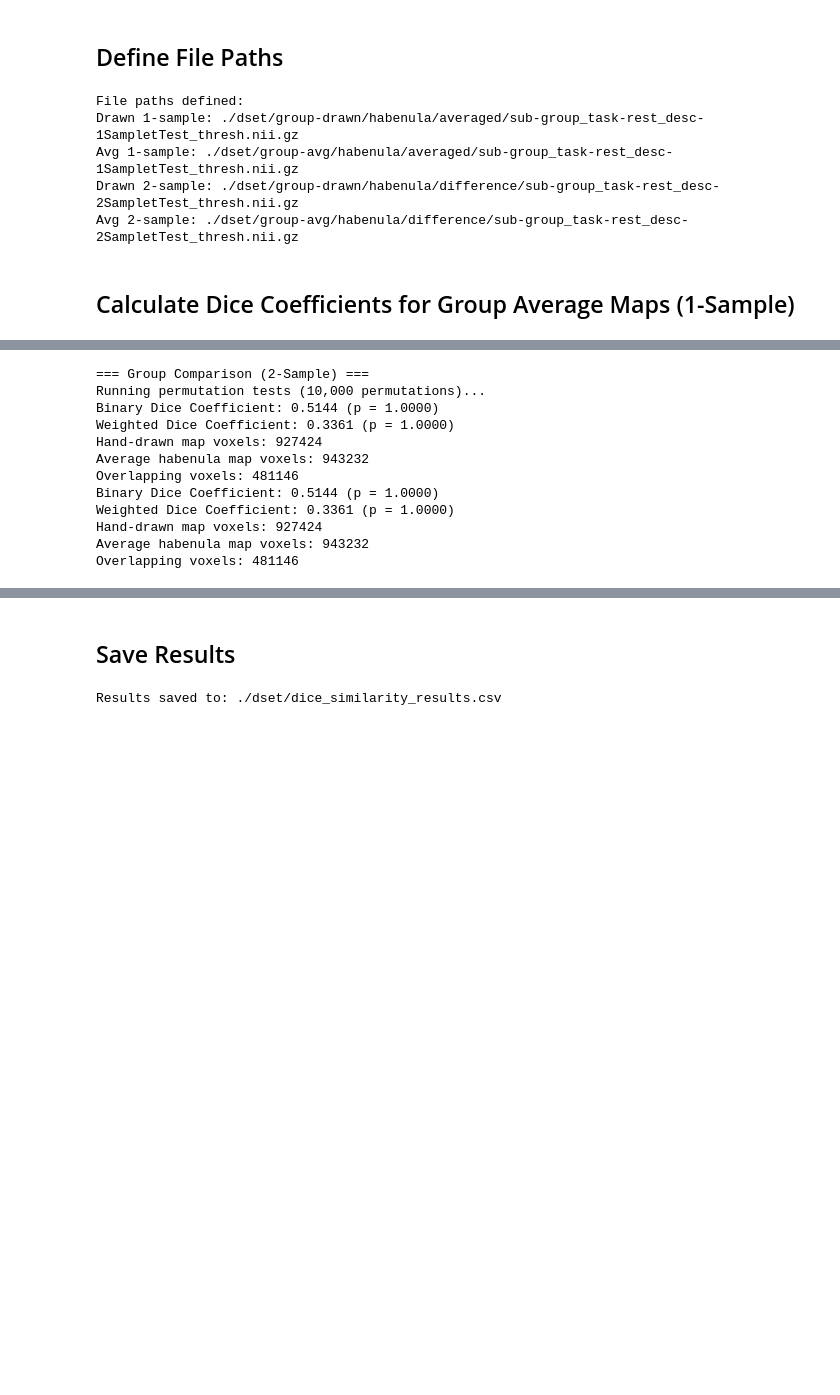
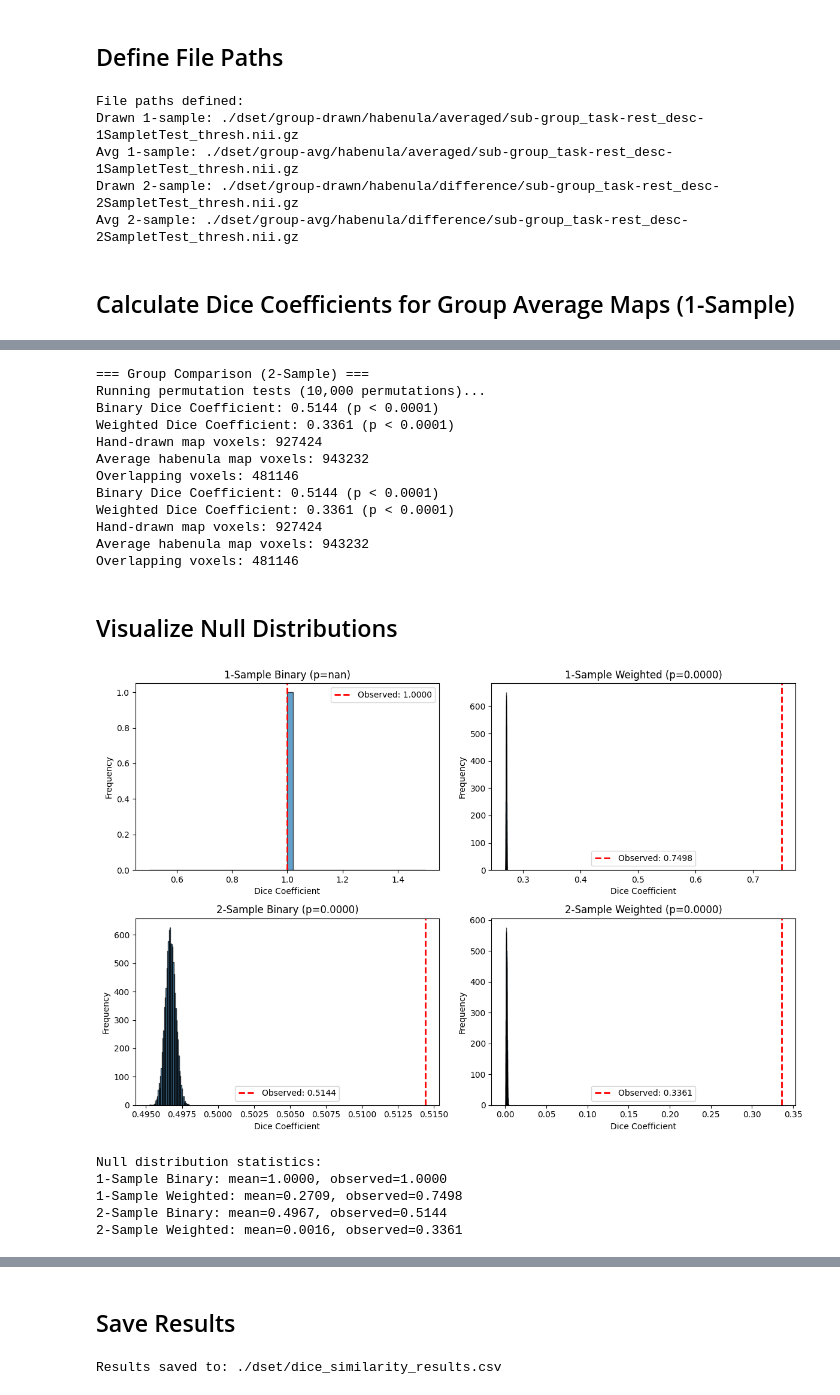
Before and after one commit to chlohamp/habenula-abide-rsfc, a Jupyter notebook: dice.ipynb, the cells around one changed output, grey strips where cells are left out. Saved outputs shown, nothing was run; the diff lists cells and outputs as text; code cells hidden in the pictures; blank space fills up the shorter version.

Commit message:
dice score

```diff
--- a/dice.ipynb
+++ b/dice.ipynb
@@ -275,22 +309,85 @@ else:
         drawn_2s_arr, avg_2s_arr, weighted_dice_coefficient, n_permutations=10000
     )
 
-    print(f"Binary Dice Coefficient: {dice_2s:.4f} (p = {p_binary_2s:.4f})")
-    print(f"Weighted Dice Coefficient: {weighted_dice_2s:.4f} (p = {p_weighted_2s:.4f})")
+    if p_binary_2s == 0.0:
+        print(f"Binary Dice Coefficient: {dice_2s:.4f} (p < 0.0001)")
+    else:
+        print(f"Binary Dice Coefficient: {dice_2s:.4f} (p = {p_binary_2s:.6f})")
+
+    if p_weighted_2s == 0.0:
+        print(f"Weighted Dice Coefficient: {weighted_dice_2s:.4f} (p < 0.0001)")
+    else:
+        print(f"Weighted Dice Coefficient: {weighted_dice_2s:.4f} (p = {p_weighted_2s:.6f})")
+
     print(f"Hand-drawn map voxels: {np.sum(drawn_2s_binary)}")
     print(f"Average habenula map voxels: {np.sum(avg_2s_binary)}")
     print(f"Overlapping voxels: {np.sum(drawn_2s_binary * avg_2s_binary)}")
 # %% [output]
 === Group Comparison (2-Sample) ===
 Running permutation tests (10,000 permutations)...
-Binary Dice Coefficient: 0.5144 (p = 1.0000)
-Weighted Dice Coefficient: 0.3361 (p = 1.0000)
+Binary Dice Coefficient: 0.5144 (p < 0.0001)
+Weighted Dice Coefficient: 0.3361 (p < 0.0001)
 Hand-drawn map voxels: 927424
 Average habenula map voxels: 943232
 Overlapping voxels: 481146
-Binary Dice Coefficient: 0.5144 (p = 1.0000)
-Weighted Dice Coefficient: 0.3361 (p = 1.0000)
+Binary Dice Coefficient: 0.5144 (p < 0.0001)
+Weighted Dice Coefficient: 0.3361 (p < 0.0001)
 Hand-drawn map voxels: 927424
 Average habenula map voxels: 943232
 Overlapping voxels: 481146
+# %% [markdown]
+## Visualize Null Distributions
+# %%
+import matplotlib.pyplot as plt
+
+fig, axes = plt.subplots(2, 2, figsize=(12, 8))
+
+# Plot 1-sample binary
+axes[0, 0].hist(null_binary_1s, bins=50, alpha=0.7, edgecolor='black')
+axes[0, 0].axvline(obs_binary_1s, color='red', linestyle='--', linewidth=2, label=f'Observed: {obs_binary_1s:.4f}')
+axes[0, 0].set_xlabel('Dice Coefficient')
+axes[0, 0].set_ylabel('Frequency')
+axes[0, 0].set_title(f'1-Sample Binary (p={p_binary_1s:.4f})')
+axes[0, 0].legend()
+
+# Plot 1-sample weighted
+axes[0, 1].hist(null_weighted_1s, bins=50, alpha=0.7, edgecolor='black')
+axes[0, 1].axvline(obs_weighted_1s, color='red', linestyle='--', linewidth=2, label=f'Observed: {obs_weighted_1s:.4f}')
+axes[0, 1].set_xlabel('Dice Coefficient')
+axes[0, 1].set_ylabel('Frequency')
+axes[0, 1].set_title(f'1-Sample Weighted (p={p_weighted_1s:.4f})')
+axes[0, 1].legend()
+
+# Plot 2-sample binary
+axes[1, 0].hist(null_binary_2s, bins=50, alpha=0.7, edgecolor='black')
+axes[1, 0].axvline(obs_binary_2s, color='red', linestyle='--', linewidth=2, label=f'Observed: {obs_binary_2s:.4f}')
+axes[1, 0].set_xlabel('Dice Coefficient')
+axes[1, 0].set_ylabel('Frequency')
+axes[1, 0].set_title(f'2-Sample Binary (p={p_binary_2s:.4f})')
+axes[1, 0].legend()
+
+# Plot 2-sample weighted
+axes[1, 1].hist(null_weighted_2s, bins=50, alpha=0.7, edgecolor='black')
+axes[1, 1].axvline(obs_weighted_2s, color='red', linestyle='--', linewidth=2, label=f'Observed: {obs_weighted_2s:.4f}')
+axes[1, 1].set_xlabel('Dice Coefficient')
+axes[1, 1].set_ylabel('Frequency')
+axes[1, 1].set_title(f'2-Sample Weighted (p={p_weighted_2s:.4f})')
+axes[1, 1].legend()
+
+plt.tight_layout()
+plt.savefig(op.join(data_dir, 'dice_permutation_distributions.png'), dpi=300, bbox_inches='tight')
+plt.show()
+
+print("\nNull distribution statistics:")
+print(f"1-Sample Binary: mean={np.mean(null_binary_1s):.4f}, observed={obs_binary_1s:.4f}")
+print(f"1-Sample Weighted: mean={np.mean(null_weighted_1s):.4f}, observed={obs_weighted_1s:.4f}")
+print(f"2-Sample Binary: mean={np.mean(null_binary_2s):.4f}, observed={obs_binary_2s:.4f}")
+print(f"2-Sample Weighted: mean={np.mean(null_weighted_2s):.4f}, observed={obs_weighted_2s:.4f}")
+# %% [output]
+[figure, added]
+Null distribution statistics:
+1-Sample Binary: mean=1.0000, observed=1.0000
+1-Sample Weighted: mean=0.2709, observed=0.7498
+2-Sample Binary: mean=0.4967, observed=0.5144
+2-Sample Weighted: mean=0.0016, observed=0.3361
 # %%
```
Also changed, not shown: parts of 4 cells of this notebook.
